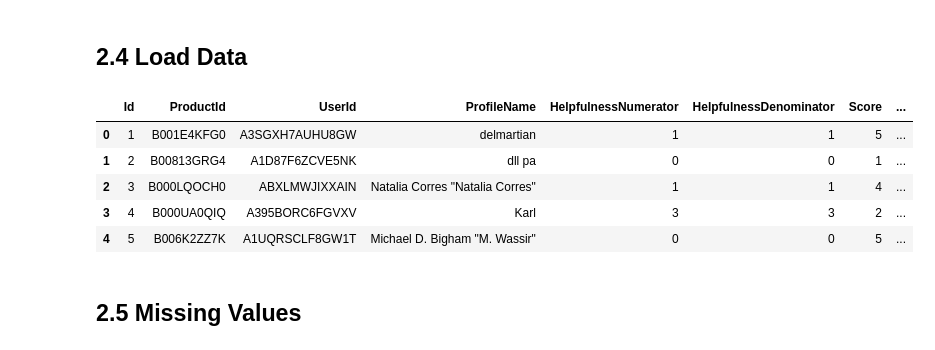
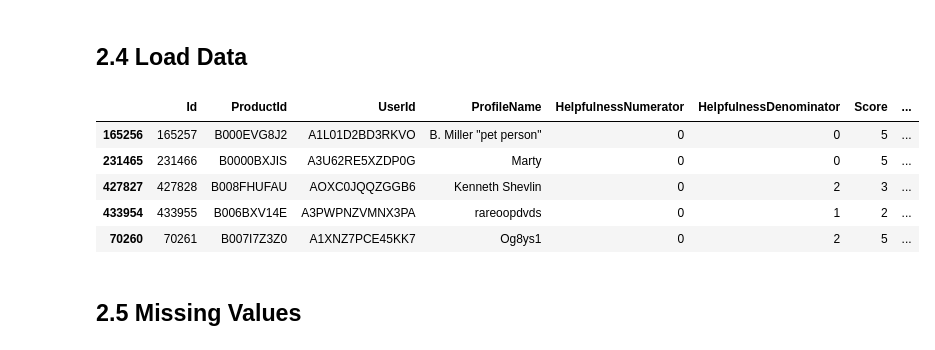
Before and after one commit to namozhdehi/Amazon-Fine-Food-Reviews, a Jupyter notebook: 02_Data_Wrangling.ipynb, the cells around one changed output. Cells and saved outputs as stored; diff of their text form; code cells hidden in the pictures.

```diff
--- a/02_Data_Wrangling.ipynb
+++ b/02_Data_Wrangling.ipynb
@@ -41,4 +41,23 @@ import sqlite3
 import nltk
 # %% [markdown]
 ## 2.4 Load Data<a id='2.4_Load_Data'></a>
+# %%
+# Read the CSV file
+amazon_data = pd.read_csv("Reviews.csv")
+
+# Shuffle the DataFrame
+amazon_data = amazon_data.sample(frac=1, random_state=42)
+
+# Limit to the first 5000 records
+amazon_data = amazon_data.head(100000)
+
+# Display the first few records to verify
+amazon_data.head()
+# %% [output]
+|  | Id | ProductId | UserId | ProfileName | HelpfulnessNumerator | HelpfulnessDenominator | Score | ... |
+| 165256 | 165257 | B000EVG8J2 | A1L01D2BD3RKVO | B. Miller "pet person" | 0 | 0 | 5 | ... |
+| 231465 | 231466 | B0000BXJIS | A3U62RE5XZDP0G | Marty | 0 | 0 | 5 | ... |
+| 427827 | 427828 | B008FHUFAU | AOXC0JQQZGGB6 | Kenneth Shevlin | 0 | 2 | 3 | ... |
+| 433954 | 433955 | B006BXV14E | A3PWPNZVMNX3PA | rareoopdvds | 0 | 1 | 2 | ... |
+| 70260 | 70261 | B007I7Z3Z0 | A1XNZ7PCE45KK7 | Og8ys1 | 0 | 2 | 5 | ... |
 # %%
@@ -46,12 +65,5 @@ con = sqlite3.connect('database.sqlite')
 # %%
-amazon_data = pd.read_sql_query(""" SELECT * FROM Reviews""", con)
-amazon_data.head()
+# amazon_data = pd.read_sql_query(""" SELECT * FROM Reviews LIMIT 10000""", con)
+# amazon_data.head()
-# %% [output]
-|  | Id | ProductId | UserId | ProfileName | HelpfulnessNumerator | HelpfulnessDenominator | Score | ... |
-| 0 | 1 | B001E4KFG0 | A3SGXH7AUHU8GW | delmartian | 1 | 1 | 5 | ... |
-| 1 | 2 | B00813GRG4 | A1D87F6ZCVE5NK | dll pa | 0 | 0 | 1 | ... |
-| 2 | 3 | B000LQOCH0 | ABXLMWJIXXAIN | Natalia Corres "Natalia Corres" | 1 | 1 | 4 | ... |
-| 3 | 4 | B000UA0QIQ | A395BORC6FGVXV | Karl | 3 | 3 | 2 | ... |
-| 4 | 5 | B006K2ZZ7K | A1UQRSCLF8GW1T | Michael D. Bigham "M. Wassir" | 0 | 0 | 5 | ... |
 # %% [markdown]
 ## 2.5 Missing Values<a id='2.5_Missing_Values'></a>
```
Also changed, not shown: parts of 21 cells of this notebook.
